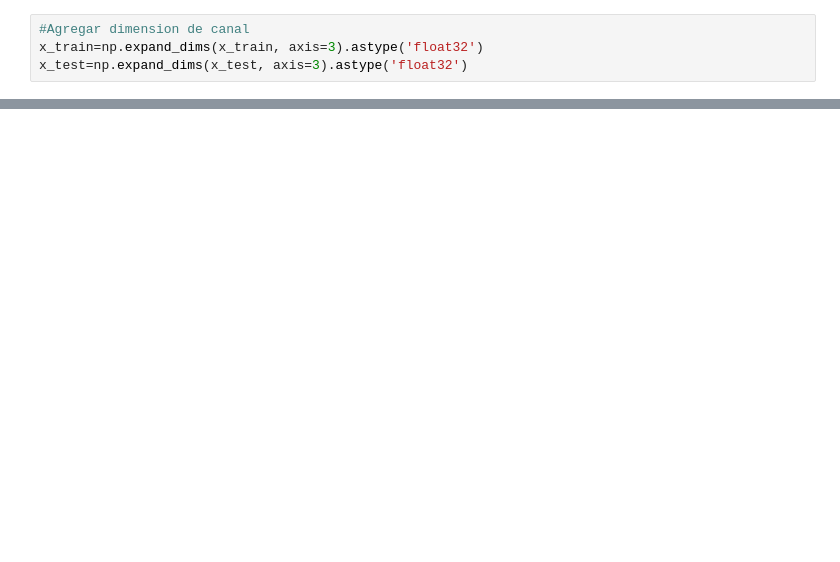
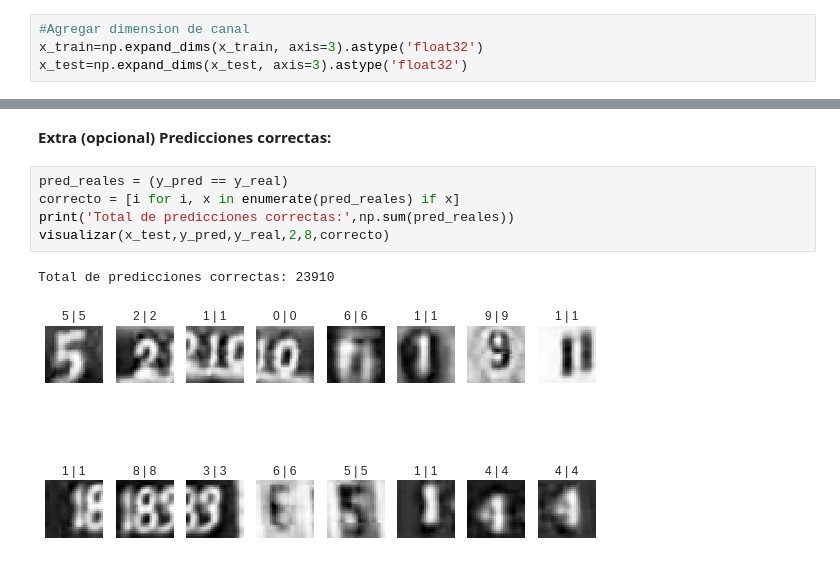
Before and after one commit to BryanFerreiraH/IA, a Jupyter notebook: cnn.ipynb, the cells around one changed output, grey strips where cells are left out. Drawn from its saved outputs; the diff is of its cells as text; blank space fills up the shorter version.

```diff
--- a/cnn.ipynb
+++ b/cnn.ipynb
@@ -110 +165,11 @@ plt.show()
+# %% [markdown]
+**Extra (opcional) Predicciones correctas:**
+# %%
+pred_reales = (y_pred == y_real)
+correcto = [i for i, x in enumerate(pred_reales) if x]
+print('Total de predicciones correctas:',np.sum(pred_reales))
+visualizar(x_test,y_pred,y_real,2,8,correcto)
+# %% [output]
+Total de predicciones correctas: 23910
+[figure, added]
 # %%
```
Also changed, not shown: parts of 25 cells of this notebook.
